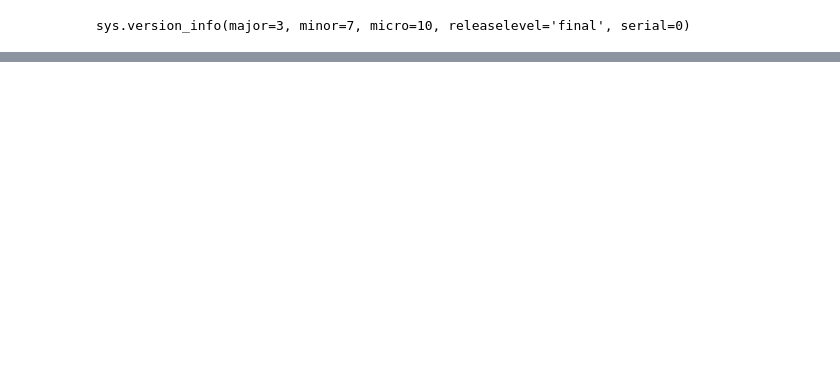
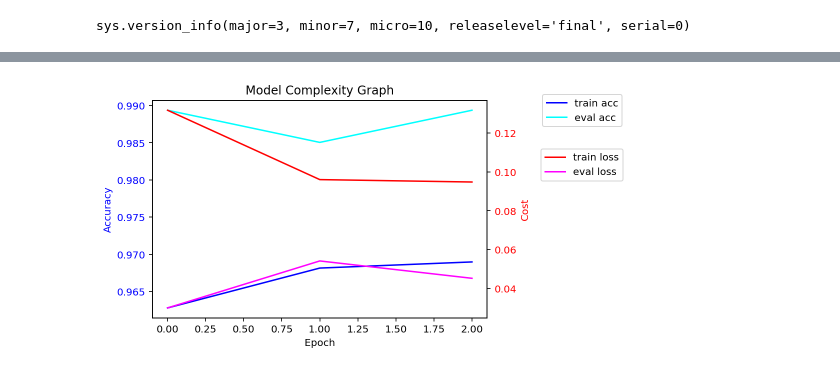
Before and after one commit to dylanlrrb/cat_dog_classifier, a Jupyter notebook: model/Cat_Dog_Classifier.ipynb, the cells around one changed output, grey strips where cells are left out. Cells and saved outputs as stored; diff of their text form; code cells hidden in the pictures; blank space fills up the shorter version.

```diff
--- a/model/Cat_Dog_Classifier.ipynb
+++ b/model/Cat_Dog_Classifier.ipynb
@@ -193,7 +170,3 @@ training on device: cuda:0
 # %%
 criterion = nn.NLLLoss()
 optimizer = optim.Adam(model.classifier.parameters(), lr=0.001)
-
-print("begin training")
-train(model, criterion, optimizer, dataloaders['train'], dataloaders['valid'], epochs=1, log_frequency=20)
-print("trained")
@@ -227,12 +172,0 @@ Accuracy on test dataset: %98.2
-# %%
-model.class_to_idx = image_datasets['train'].class_to_idx
-
-checkpoint = {
-    "arch": "vgg16",
-    "class_to_idx": model.class_to_idx,
-    'state_dict': model.state_dict(),
-    "hidden_layers": [1000]
-}
-
-torch.save(checkpoint, "checkpoint.pt")
-print("saved checkpoint")
@@ -381,0 +267,23 @@ Prediction took 47.689199447631836 milliseconds
+# %%
+def modelComplexityGraph(train_accuracies, eval_accuracies, train_losses, eval_losses):
+  fig, ax1 = plt.subplots()
+  epochs = len(train_accuracies)
+  ax1.set_title('Model Complexity Graph')
+  ax1.set_xlabel('Epoch')
+  ax1.set_ylabel('Accuracy', color="blue")
+  ax1.tick_params(axis='y', labelcolor='blue')
+  ax1.plot(range(epochs), train_accuracies, color='blue', label='train acc')
+  ax1.plot(range(epochs), eval_accuracies, color='cyan', label='eval acc')
+  ax2 = ax1.twinx()
+  ax2.set_ylabel('Cost', color="red")
+  ax2.tick_params(axis='y', labelcolor='red')
+  ax2.plot(range(epochs), train_losses, color='red', label='train loss')
+  ax2.plot(range(epochs), eval_losses, color='magenta', label='eval loss')
+
+  ax1.legend(bbox_to_anchor=(1.15, 1.05))
+  ax2.legend(bbox_to_anchor=(1.42, 0.8))
+
+
+modelComplexityGraph(*stats)
+# %% [output]
+[figure, added]
```
Also changed, not shown: parts of 22 cells of this notebook, 9 other files.
